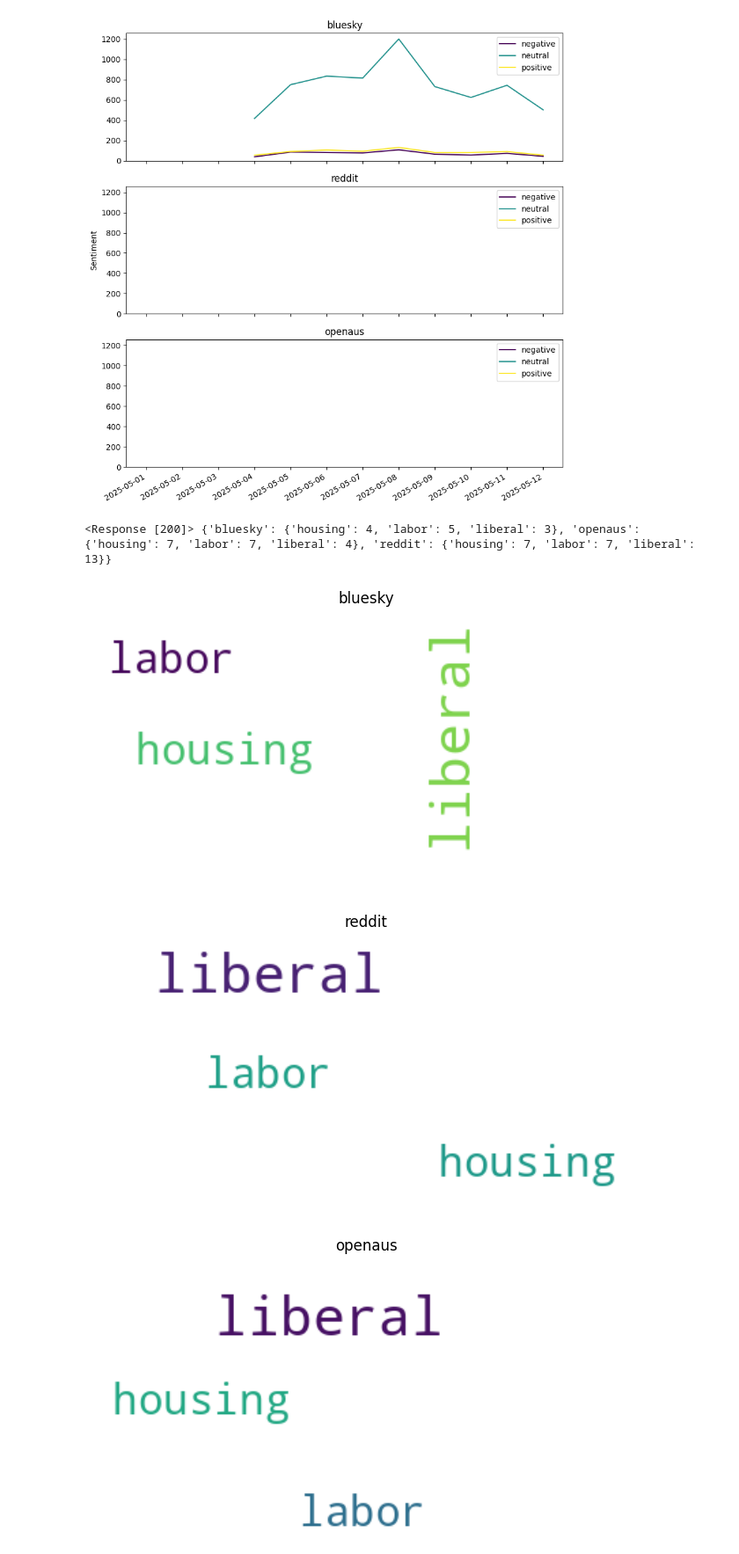
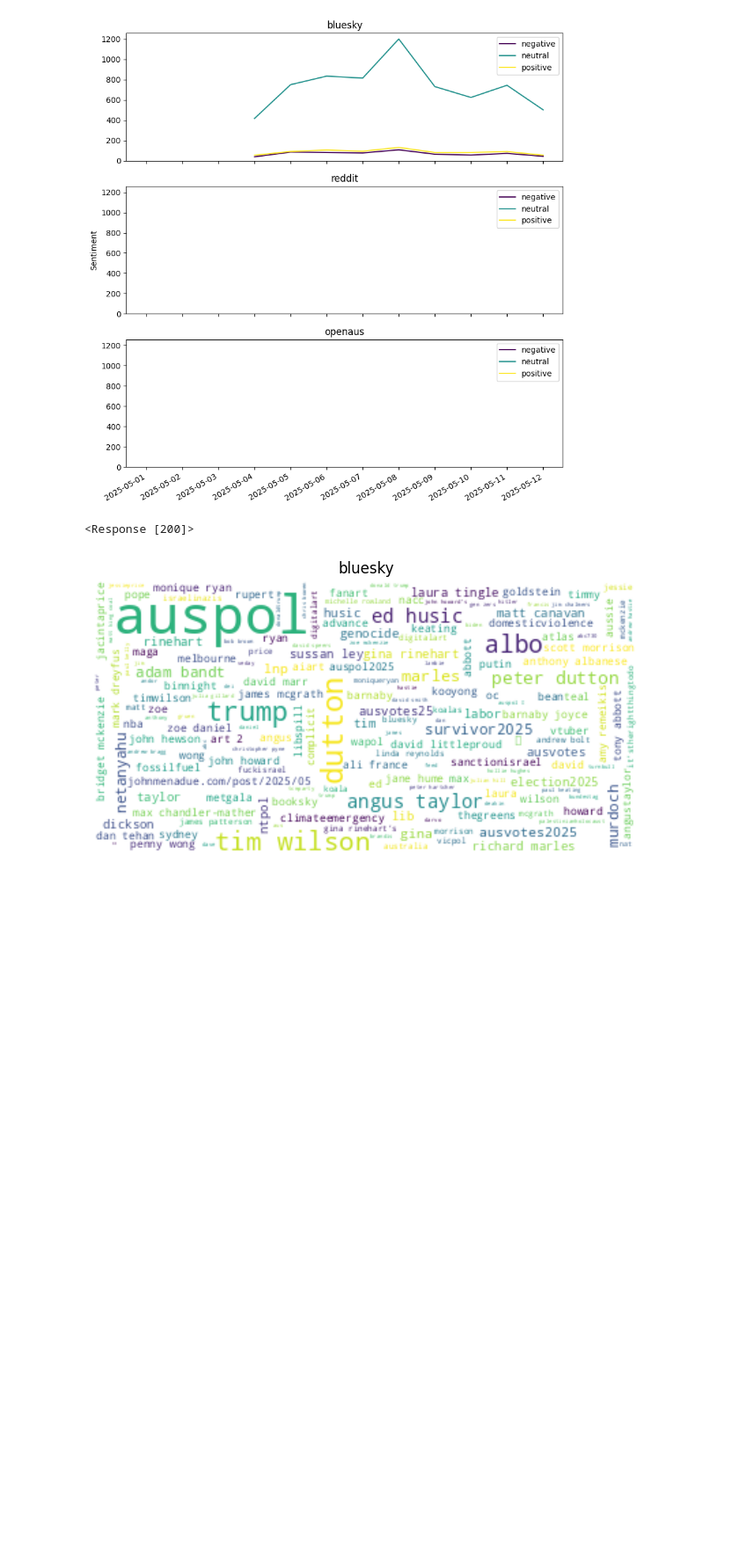
Before and after one commit to I-ueRya-n/CLOUD-NATIVE-REAL-TIME-BIG-DATA-PIPELINE-ANALYTICS, a Jupyter notebook: examples/sample.ipynb, the cells around one changed output. Shown: that part at 88% size. Saved outputs shown, nothing was run; the diff lists cells and outputs as text; code cells hidden in the pictures; blank space fills up the shorter version.

Commit message:
ui: bluesky named entities

```diff
--- a/examples/sample.ipynb
+++ b/examples/sample.ipynb
@@ -62,19 +62,17 @@ response = requests.get(
         timeout=600
     )
 
-print(response, response.json())
+print(response)
 data = response.json()
 # %% [output]
-<Response [200]> {'bluesky': {'housing': 4, 'labor': 5, 'liberal': 3}, 'openaus': {'housing': 7, 'labor': 7, 'liberal': 4}, 'reddit': {'housing': 7, 'labor': 7, 'liberal': 13}}
+<Response [200]>
 # %%
-for s in keys:
-    wordcloud = WordCloud(background_color="white", max_font_size=40).generate_from_frequencies(data["reddit"])
+for s in ["bluesky"]:
+    wordcloud = WordCloud(background_color="white", max_font_size=40).generate_from_frequencies(data[s])
     plt.figure(figsize=(8,5))
     plt.imshow(wordcloud, interpolation="bilinear")
     plt.axis("off")
     plt.title(s)
     plt.show()
 # %% [output]
-[figure, old version]
+[figure, new version]
-[figure, removed]
-[figure, removed]
```
Also changed, not shown: parts of 1 cell of this notebook, 5 other files.
